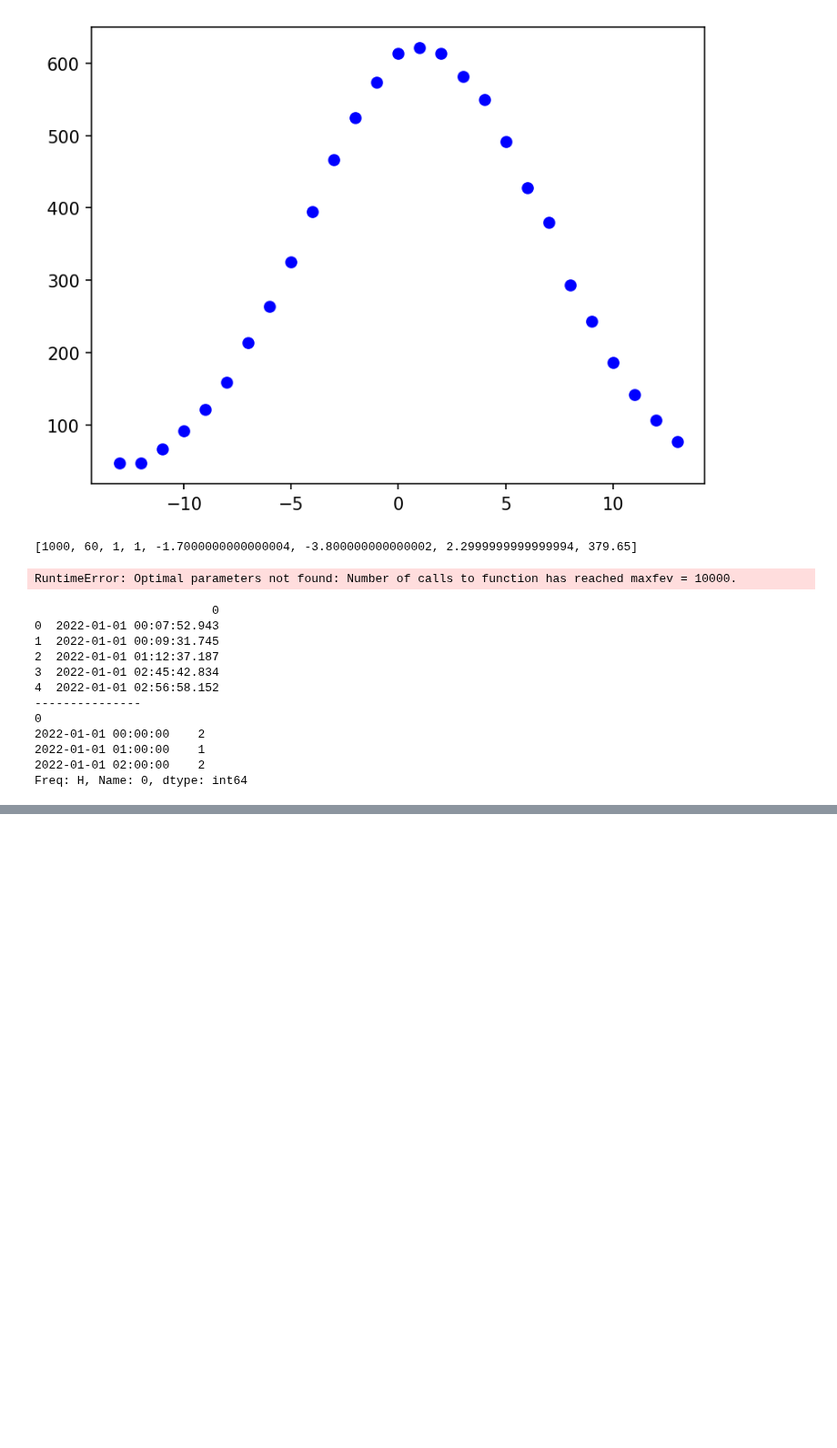
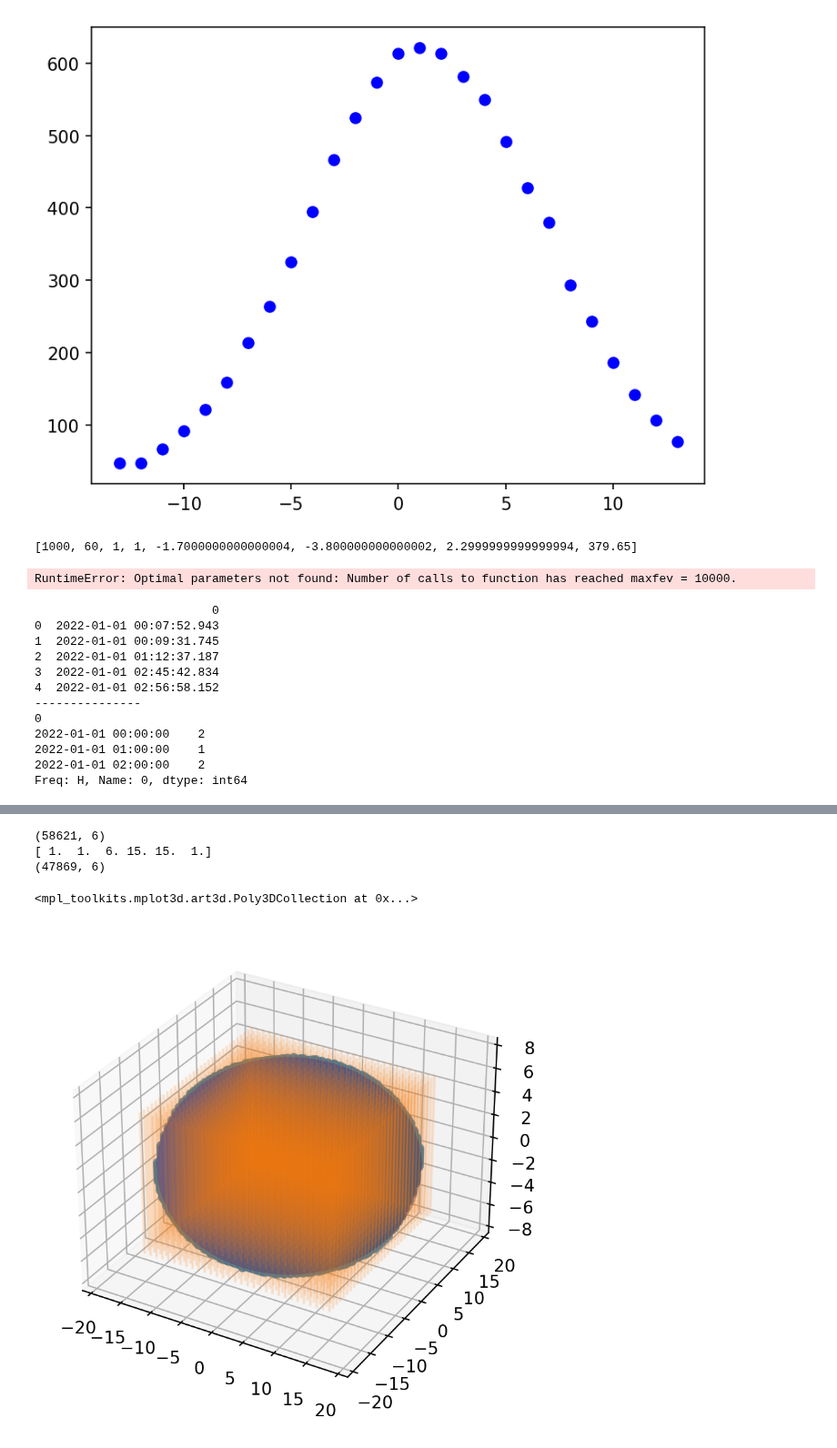
Before and after one commit to Benji-UW/COBOT-Transducer-Control-Code, a Jupyter notebook: Debugging Scripts/Fullscan_renders.ipynb, the cells around one changed output, grey strips where cells are left out. Shown at 91% size. Drawn from its saved outputs; the diff is of its cells as text; code cells hidden in the pictures; blank space fills up the shorter version.

```diff
--- a/Debugging Scripts/Fullscan_renders.ipynb
+++ b/Debugging Scripts/Fullscan_renders.ipynb
@@ -592,0 +584,77 @@ print(a)
+# %%
+(x0,x1) = (-0,0)
+(y0,y1) = (-0,0)
+(z0,z1) = (-6,6)
+(Rx0,Rx1) = (-15,15)
+(Ry0,Ry1) = (-15,15)
+(Rz0,Rz1) = (-0,0)
+
+(xR,yR,zR,RxR,RyR,RzR) = ((x1-x0)/2,(y1-y0)/2,(z1-z0)/2,(Rx1-Rx0)/2,(Ry1-Ry0)/2,(Rz1-Rz0)/2)
+
+res = (0.2,1)
+
+cubic_points = np.mgrid[
+    x0:x1:(int((x1-x0)/res[0])+1)*1j,
+    y0:y1:(int((y1-y0)/res[0])+1)*1j,
+    z0:z1:(int((z1-z0)/res[0])+1)*1j,
+    Rx0:Rx1:(int((Rx1-Rx0)/res[1])+1)*1j,
+    Ry0:Ry1:(int((Ry1-Ry0)/res[1])+1)*1j,
+    Rz0:Rz1:(int((Rz1-Rz0)/res[1])+1)*1j].reshape(6,-1,order='F').T
+
+print(cubic_points.shape)
+
+# print(c_points_normed)
+
+semi_axes_0 = np.ones(6) * 0.8
+axes_radii = np.array((xR,yR,zR,RxR,RyR,RzR))
+axes_radii[(axes_radii == 0)] = 1
+print(axes_radii)
+
+semi_axes = semi_axes_0 / axes_radii
+
+# print(cubic_points[:,0])
+radii = ((semi_axes[0]*cubic_points[:,0])**2 +
+        (semi_axes[1]*cubic_points[:,1])**2 +
+        (semi_axes[2]*cubic_points[:,2])**2 +
+        (semi_axes[3]*cubic_points[:,3])**2 +
+        (semi_axes[4]*cubic_points[:,4])**2 +
+        (semi_axes[5]*cubic_points[:,5])**2)**0.5
+
+# print(radii)
+
+mask = radii <= 1
+# print(mask)
+
+# ellipsoid_points = cubic_points[np.where(mask)]
+ellipsoid_points = cubic_points[mask]
+print(ellipsoid_points.shape)
+
+fig = plt.figure(figsize=(5,5))
+ax = fig.add_subplot(projection='3d')
+
+ax.scatter(ellipsoid_points[:,3],ellipsoid_points[:,4],ellipsoid_points[:,2],c='C0',alpha=0.7)
+ax.scatter(cubic_points[:,3],cubic_points[:,4],cubic_points[:,2],s=1,c='C1',alpha=0.1)
+
+
+# coefs = (1/25, 1/25, 1/25)  # Coefficients in a0/c x**2 + a1/c y**2 + a2/c z**2 = 1
+# Radii corresponding to the coefficients:
+rx, ry, rz = RxR/0.8,RyR/0.8,zR/0.8
+
+# Set of all spherical angles:
+u = np.linspace(0, 2 * np.pi, 100)
+v = np.linspace(0, np.pi, 100)
+
+# Cartesian coordinates that correspond to the spherical angles:
+# (this is the equation of an ellipsoid):
+x = rx * np.outer(np.cos(u), np.sin(v))
+y = ry * np.outer(np.sin(u), np.sin(v))
+z = rz * np.outer(np.ones_like(u), np.cos(v))
+
+# Plot:
+ax.plot_surface(x, y, z,  rstride=4, cstride=4, color='b', alpha= 0.2)
+# %% [output]
+(58621, 6)
+[ 1.  1.  6. 15. 15.  1.]
+(47869, 6)
+<mpl_toolkits.mplot3d.art3d.Poly3DCollection at 0x...>
+[figure, added]
```
Also changed, not shown: parts of 9 cells of this notebook, 10 other files.
